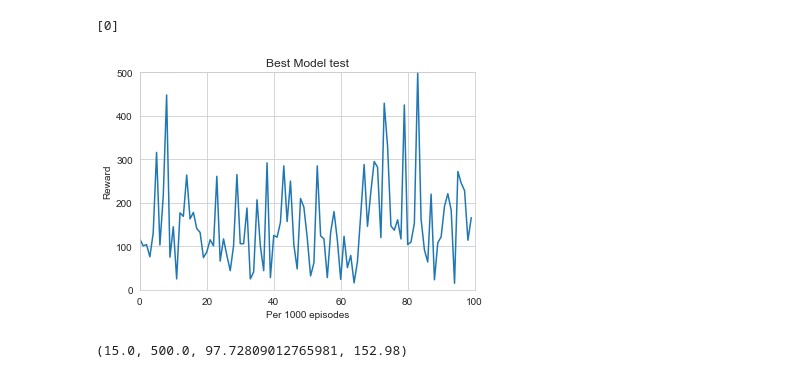
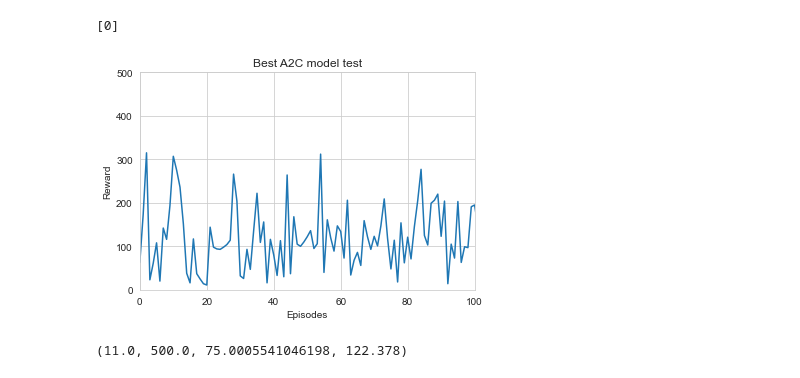
Before and after one commit to feiphoon/inm707-joint-coursework, a Jupyter notebook: src/cartpole/actor_critic_test_v1.ipynb, the cells around one changed output. Drawn from its saved outputs; the diff is of its cells as text; code cells hidden in the pictures.

```diff
--- a/src/cartpole/actor_critic_test_v1.ipynb
+++ b/src/cartpole/actor_critic_test_v1.ipynb
@@ -42,10 +42,7 @@ def sample_one_episode(env: gym.Env, model: ActorCritic):
     return total_reward
 # %%
 # Load
-# PATH = "best_models/num_env24-num_episodes100000-learning_rate0.003-hidden_layers128-128.pt"
-#PATH = "best_models/num_env24-num_episodes50000-learning_rate0.002-hidden_layers128-128.pt"
-
-PATH = "best_models/cartpole-v1/num_env24-num_episodes100000-learning_rate0.002-hidden_layers128-128.pt"
+PATH = "results/CartPole-v1/best_model/num_env24-num_episodes100000-learning_rate0.003-hidden_layers128-128.pt"
 
 model_load = torch.load(PATH)
 model_load.eval()
@@ -58,28 +55,25 @@ model_load_env.seed(0)
 # %% [output]
 [0]
 # %%
-#model_load_env = gym.make("CartPole-v0")
-model_load_env.seed(0)
-
 model_load_total_rewards = []
 
-
-for _ in range(100):
+for _ in range(1000):
     model_load_rewards = sample_one_episode(env=model_load_env,model=model_load)
     model_load_total_rewards.append(model_load_rewards)
 
-
 model_load_total_rewards
 
-plt.title(f"Best Model test");
-plt.xlabel("Per 1000 episodes");
+plt.title(f"Best A2C model test");
+plt.xlabel("Episodes");
 plt.ylabel("Reward");
 plt.ylim([0, 500]);
 plt.xlim([0, 100]);
 plt.plot(model_load_total_rewards);
+plt.savefig("results/CartPole-v1/best_model/best_model_rewards.png", dpi=300, bbox_inches="tight");
+plt.show();
 # %% [output]
-[figure, old version]
+[figure, new version]
 # %%
 min(model_load_total_rewards), max(model_load_total_rewards), np.std(model_load_total_rewards), np.mean(model_load_total_rewards)
 # %% [output]
-(15.0, 500.0, 97.72809012765981, 152.98)
+(11.0, 500.0, 75.0005541046198, 122.378)
```
